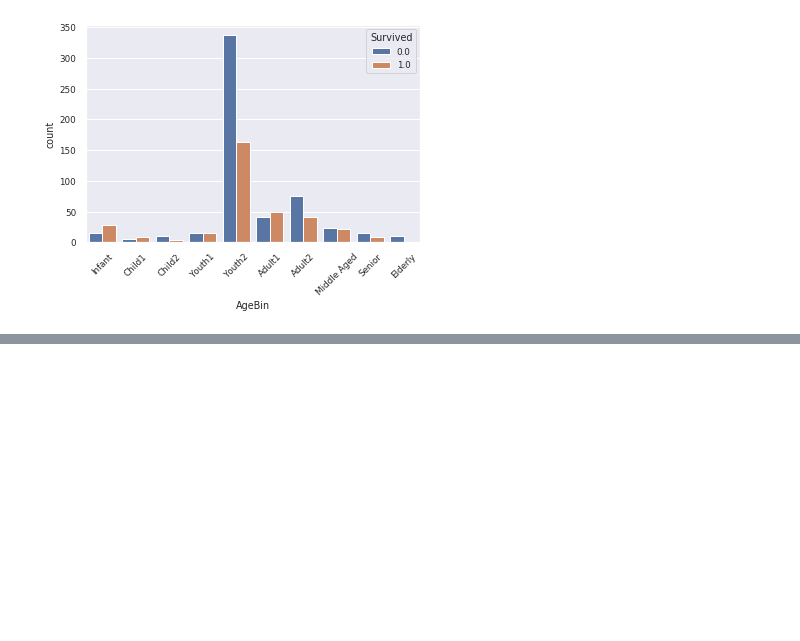
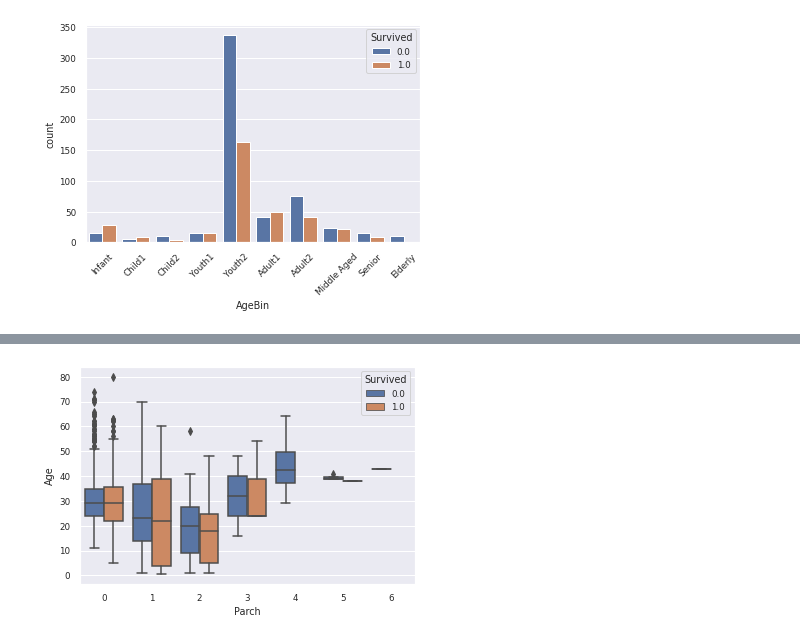
Before and after one commit to liz0904/ai_titanic, a Jupyter notebook: titanic_classification.ipynb, the cells around one changed output, grey strips where cells are left out. Cells and saved outputs as stored; diff of their text form; code cells hidden in the pictures; blank space fills up the shorter version.

```diff
--- a/titanic_classification.ipynb
+++ b/titanic_classification.ipynb
@@ -375,0 +382,6 @@ plt.show()
+# %%
+#부모/자식 수에 따른 승객 나이 및 생존율 관계
+sns.boxplot(x='Parch', y='Age', hue='Survived', data=data[data['TrainSplit']=='Train'])
+plt.show()  #동승자가 4명 이상일 경우 생존자가 거의 없음
+# %% [output]
+[figure, added]
```
Also changed, not shown: parts of 20 cells of this notebook.
